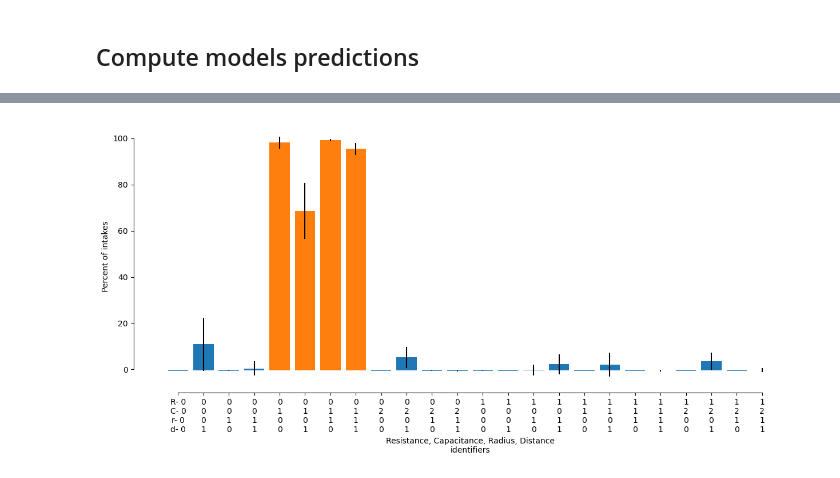
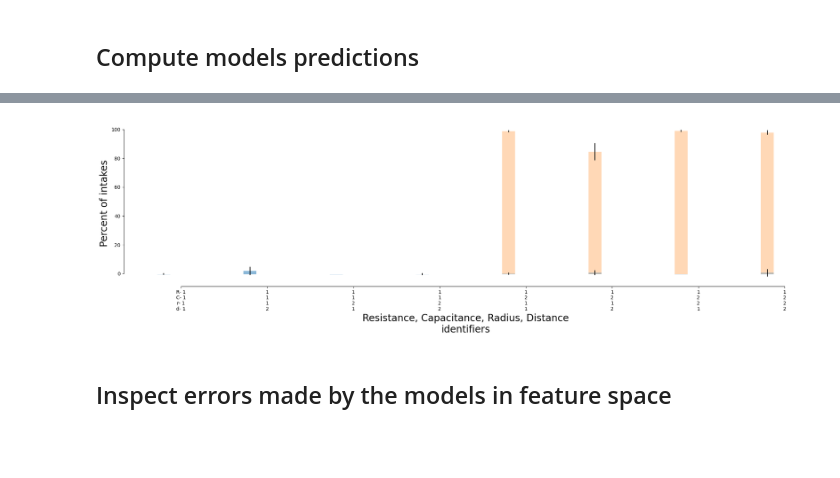
Before and after one commit to DenisTurcu/efish-characterization, a Jupyter notebook: paper-reviews-replies/discrimination-task.ipynb, the cells around one changed output, grey strips where cells are left out. Saved outputs shown, nothing was run; the diff lists cells and outputs as text; code cells hidden in the pictures; blank space fills up the shorter version.

Commit message:
keep only "full" models - old percentage-intake-plot available here

```diff
--- a/paper-reviews-replies/discrimination-task.ipynb
+++ b/paper-reviews-replies/discrimination-task.ipynb
@@ -101,3 +101,6 @@ for folder in list(np.sort(glob.glob("../figures/stats-panel/feedback-with-estim
             ),
         ]
     ).reset_index(drop=True)
+# %%
+models = models[models["lambda_RC"] > 0].reset_index(drop=True)
+models = models[models["model_type"]=="full"].reset_index(drop=True)
@@ -202,33 +220,59 @@ for _, row in models.iterrows():
     temp_valid_stats.name="percent_intakes"
     temp_valid_stats = temp_valid_stats.reset_index()
     temp_valid_stats["model_id"] = model_id
+    temp_valid_stats["model_type"] = row["model_type"]
     valid_stats = pd.concat([valid_stats, temp_valid_stats], axis=0)
 valid_stats = valid_stats.reset_index(drop=True)
-valid_stats = valid_stats.groupby(["resistances", "capacitances", "radii", "position_ys"]).apply(lambda x: pd.Series([x["percent_intakes"].mean(), x["percent_intakes"].std()]))
+valid_stats = valid_stats.groupby(["model_type", "resistances", "capacitances", "radii", "position_ys"]).apply(lambda x: pd.Series([x["percent_intakes"].mean(), x["percent_intakes"].std()]))
 valid_stats.columns = ["mean", "std"]
 valid_stats = valid_stats.reset_index()
 # %%
-fig = plt.figure(figsize=(15, 6))
+fig = plt.figure(figsize=(25, 6))
 offset = -0.3
 ticks = []
 for i, row in valid_stats.iterrows():
     c = "C1" if row["resistances"] == 0 and row["capacitances"] == 1 else "C0"
-    plt.bar(x=i, height=row["mean"] * 100 + offset, yerr=row["std"] * 100, bottom=offset, color=c)
+    if row["model_type"] == "full":
+        delta_x = -1 / 5
+        alpha = 0.3
+    elif row["model_type"] == "feedback_esti":
+        delta_x = 0
+        alpha = 0.6
+    elif row["model_type"] == "feedback_vals":
+        delta_x = 1 / 5
+        alpha = 1
+    else:
+        raise ValueError
+    plt.bar(
+        x=i % (len(valid_stats) // 3) + delta_x,
+        height=row["mean"] * 100 + offset,
+        yerr=row["std"] * 100,
+        bottom=offset,
+        color=c,
+        width=0.15,
+        alpha=alpha,
+    )
     if i == 0:
         ticks.append(
             [
                 i,
-                f"R- {row["resistances"]:.0f}\nC- {row["capacitances"]:.0f}\nr- {row["radii"]:.0f}\nd- {row["position_ys"]:.0f}",
+                f"R- {row["resistances"]+1:.0f}\nC- {row["capacitances"]+1:.0f}\nr- {row["radii"]+1:.0f}\nd- {row["position_ys"]+1:.0f}",
             ]
         )
-    else:
+    elif i < len(valid_stats) // 3:
         ticks.append(
-            [i, f"{row["resistances"]:.0f}\n{row["capacitances"]:.0f}\n{row["radii"]:.0f}\n{row["position_ys"]:.0f}"]
+            [
+                i,
+                f"{row["resistances"]+1:.0f}\n{row["capacitances"]+1:.0f}\n{row["radii"]+1:.0f}\n{row["position_ys"]+1:.0f}",
+            ]
         )
 plt.xticks(*zip(*ticks))
-plt.ylabel("Percent of intakes")
-plt.xlabel("Resistance, Capacitance, Radius, Distance\nidentifiers")
+plt.ylabel("Percent of intakes", fontsize=20)
+plt.xlabel("Resistance, Capacitance, Radius, Distance\nidentifiers", fontsize=20)
 sns.despine(offset=5, trim=True)
+plt.savefig("discrimination-performance.svg")
 plt.show()
 # %% [output]
-[figure, old version]
+[figure, new version]
+# %% [markdown]
+## Inspect errors made by the models in feature space
```
Also changed, not shown: parts of 6 cells of this notebook.
